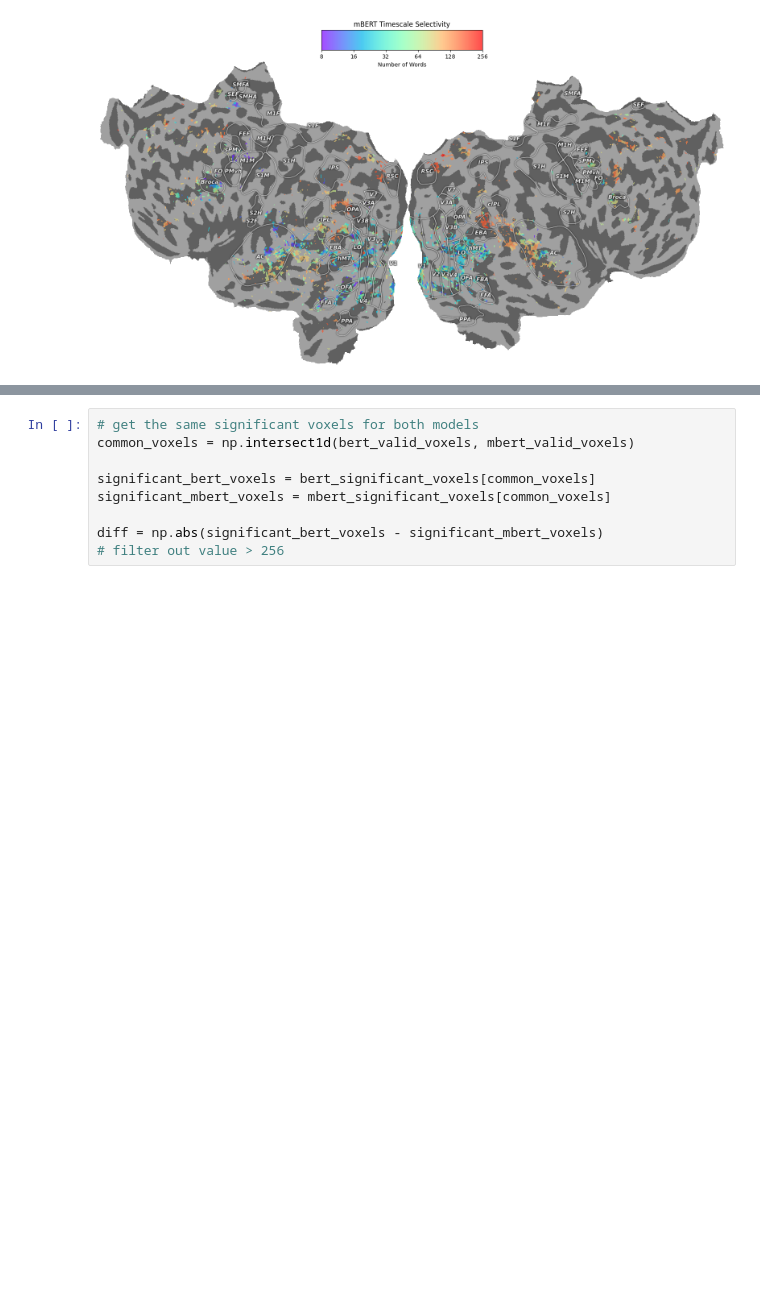
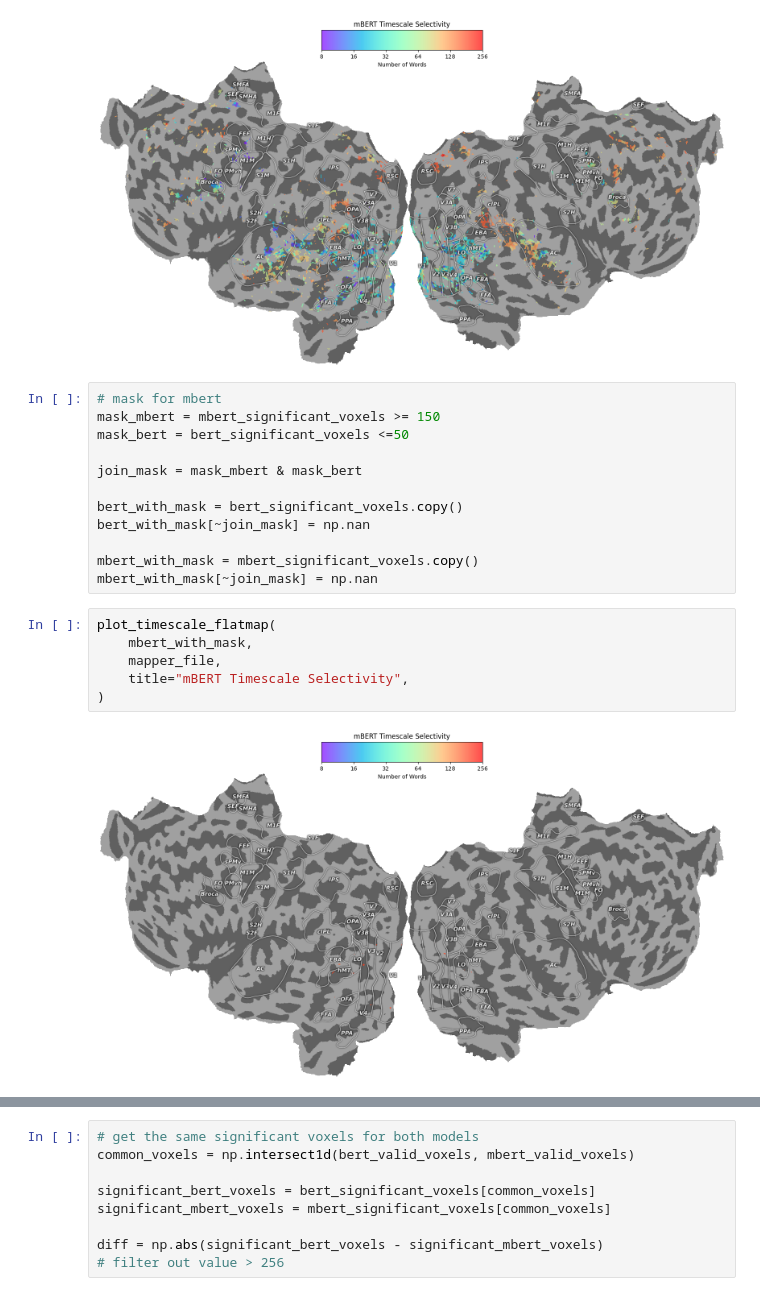
Before and after one commit to bramantyois/multilang_timescale, a Jupyter notebook: notebook/01_encoding_model/04_timescale_selectivity.ipynb, the cells around one changed output, grey strips where cells are left out. Drawn from its saved outputs; the diff is of its cells as text; blank space fills up the shorter version.

```diff
--- a/notebook/01_encoding_model/04_timescale_selectivity.ipynb
+++ b/notebook/01_encoding_model/04_timescale_selectivity.ipynb
@@ -191,3 +206,23 @@ plot_timescale_flatmap(
 )
 # %% [output]
 [figure]
+# %%
+# mask for mbert
+mask_mbert = mbert_significant_voxels >= 150
+mask_bert = bert_significant_voxels <=50
+
+join_mask = mask_mbert & mask_bert
+
+bert_with_mask = bert_significant_voxels.copy()
+bert_with_mask[~join_mask] = np.nan
+
+mbert_with_mask = mbert_significant_voxels.copy()
+mbert_with_mask[~join_mask] = np.nan
+# %%
+plot_timescale_flatmap(
+    mbert_with_mask,
+    mapper_file,
+    title="mBERT Timescale Selectivity",
+)
+# %% [output]
+[figure, added]
```
Also changed, not shown: parts of 10 cells of this notebook, 3 other files.
